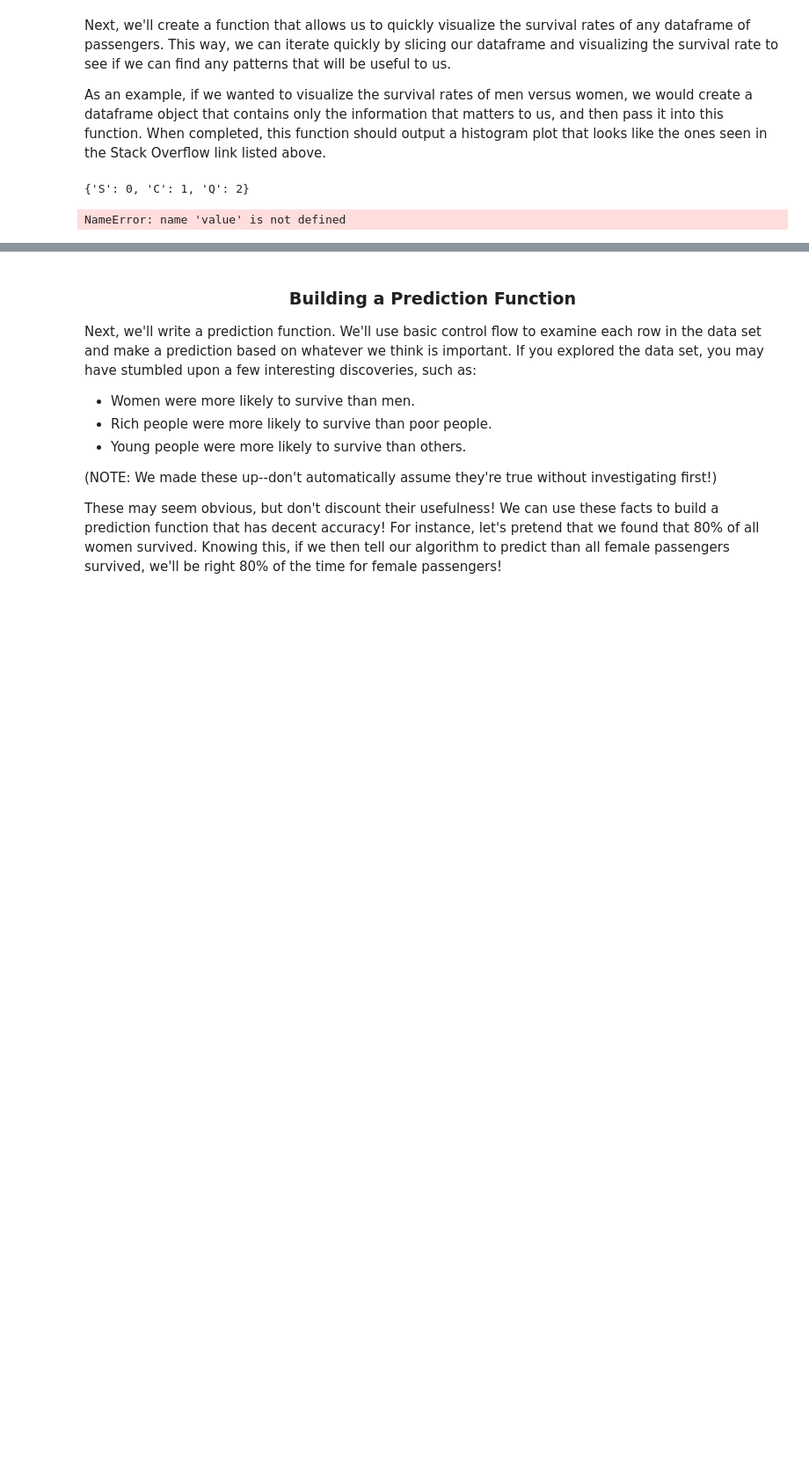
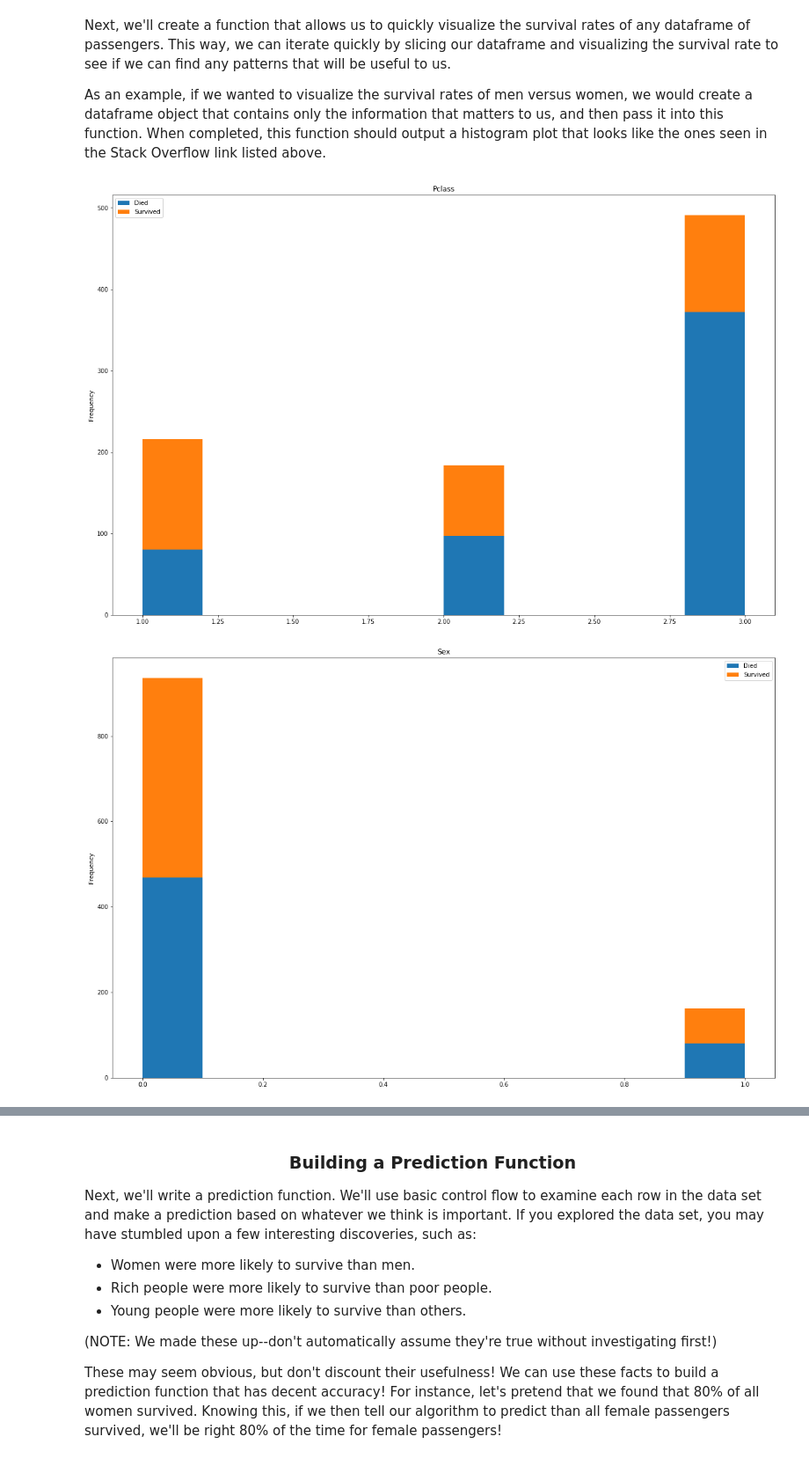
Before and after one commit to JSitter/DS-2-Machine-Learning, a Jupyter notebook: 00_Titanic_Survival_Prediction.ipynb, the cells around one changed output, grey strips where cells are left out. Shown: that part at 88% size. Saved outputs shown, nothing was run; the diff lists cells and outputs as text; code cells hidden in the pictures; blank space fills up the shorter version.

Commit message:
visualization mostly working

```diff
--- a/00_Titanic_Survival_Prediction.ipynb
+++ b/00_Titanic_Survival_Prediction.ipynb
@@ -132,9 +132,26 @@ def visualize_survival_rates(dataframe, xlabel=None, ylabel="Count"):
                     stringkey_dict[x] = ct
                     ct += 1
 
-            for key in dataframe[plotter]:
-                if not pd.isnull(key):
-                      display(dataframe.groupby('Survived').get_group(0)[plotter])
+
+            survived_string_list = dataframe.groupby('Survived').get_group(0)[plotter]
+            survived_int_list = list()
+            for item in survived_string_list:
+                if not pd.isnull(item):
+                    survived_int_list.append(stringkey_dict[item])
+
+            dead_string_list = dataframe.groupby('Survived').get_group(0)[plotter]
+            dead_int_list = list()
+            for item in dead_string_list:
+                if not pd.isnull(item):
+                    dead_int_list.append(stringkey_dict[item])
+
+            fig = plt.figure(figsize = (20,13))
+            ax = fig.gca()
+
+            pd.DataFrame({'Died': dead_int_list,
+              'Survived':   survived_int_list}).plot.hist(stacked=True, ax=ax)
+            plt.title(plotter)
+
 
         elif plotter != "Survived":
             fig = plt.figure(figsize = (20,13))
@@ -144,7 +161,7 @@ def visualize_survival_rates(dataframe, xlabel=None, ylabel="Count"):
               'Survived':   dataframe.groupby('Survived').get_group(1)[plotter]}).plot.hist(stacked=True, ax=ax)
             plt.title(plotter)
 # %%
-visualize_survival_rates(raw_df[["Survived", "Embarked"]])
+visualize_survival_rates(raw_df[["Survived","Pclass","Sex","Age","SibSp","Parch","Fare","Embarked"]])
 # %% [output]
-{'S': 0, 'C': 1, 'Q': 2}
-NameError: name 'value' is not defined
+[figure, added]
+[figure, added]
```
Also changed, not shown: parts of 1 cell of this notebook.
